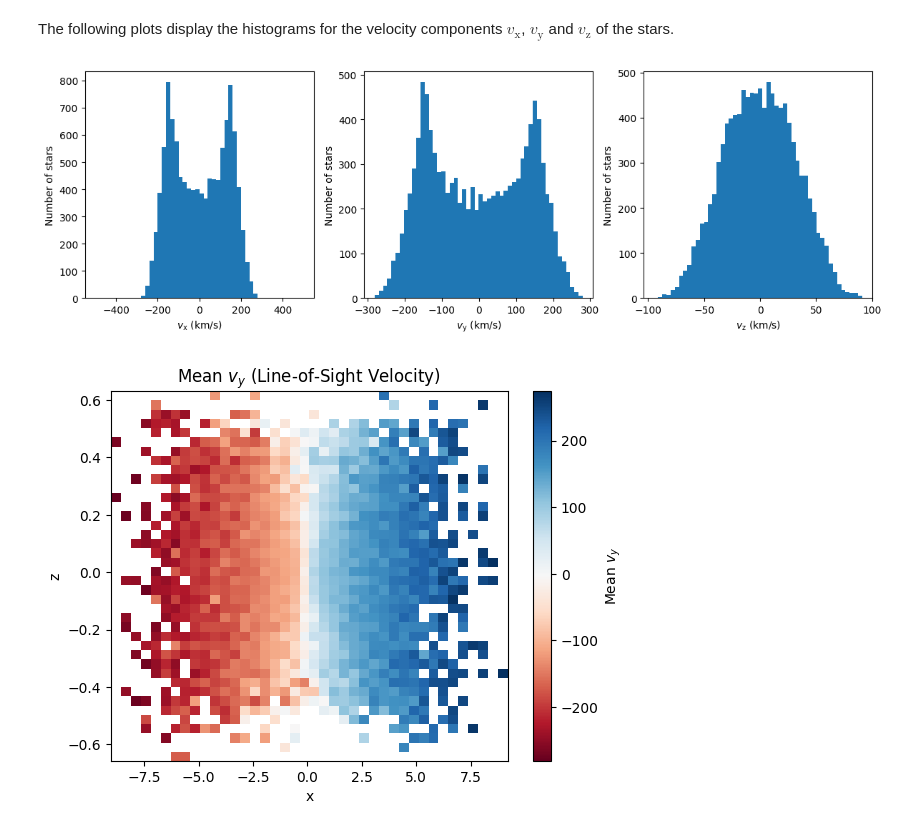
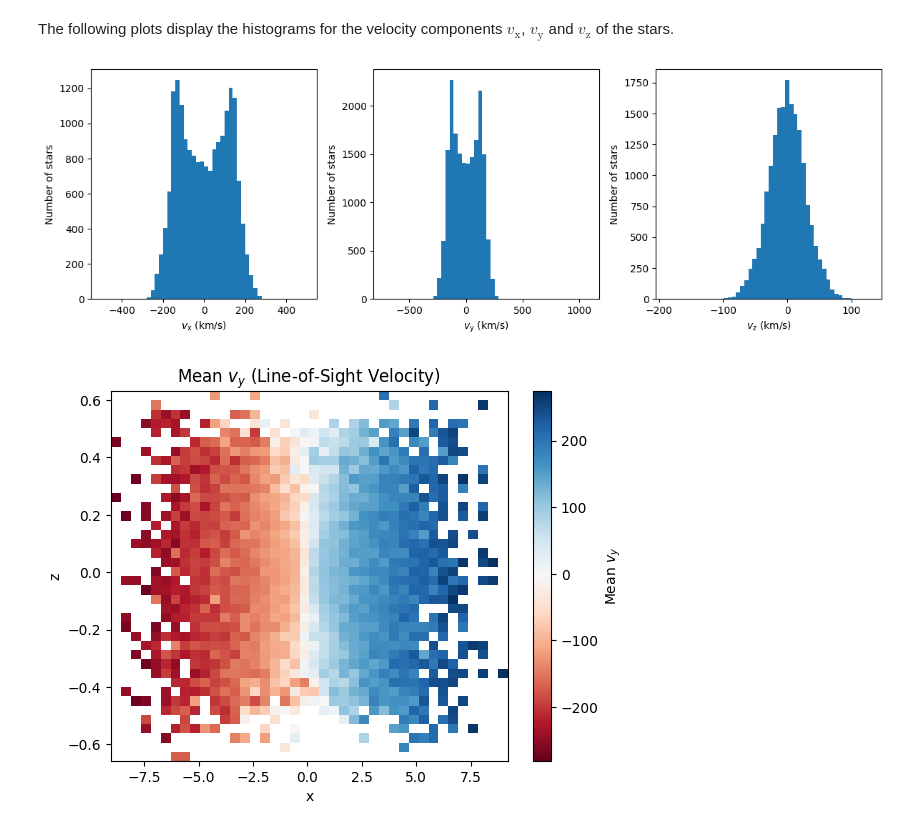
Before and after one commit to anschaible/phoenix, a Jupyter notebook: notebooks/galactic_dynamics.ipynb, the cells around one changed output. Drawn from its saved outputs; the diff is of its cells as text; code cells hidden in the pictures.

```diff
--- a/notebooks/galactic_dynamics.ipynb
+++ b/notebooks/galactic_dynamics.ipynb
@@ -129,33 +129,33 @@ and $v_\text{z}$ of the stars.
 # %%
 v_x = phase_space_coords[:, 3]
 v_y = phase_space_coords[:, 4]
 v_z = phase_space_coords[:, 5]
 
-mask = R > 1.0
+mask = R > 0.3
 v_x_masked = v_x[mask]
 v_y_masked = v_y[mask]
 v_z_masked = v_z[mask]
 
 plt.figure(figsize=(12,4))
 plt.subplot(1,3,1)
 plt.hist(v_x_masked, bins=50, range=(-500, 500))
 plt.xlabel(r"$v_\text{x}$ (km/s)")
 plt.ylabel("Number of stars")
 
 
 plt.subplot(1,3,2)
 plt.hist(v_y_masked, bins=50)
 plt.xlabel(r"$v_\text{y}$ (km/s)")
 plt.ylabel("Number of stars")
 
 plt.subplot(1,3,3)
 plt.hist(v_z_masked, bins=50)
 plt.xlabel(r"$v_\text{z}$ (km/s)")
 plt.ylabel("Number of stars")
 plt.tight_layout()
 plt.show()
 # %% [output]
-[figure, old version]
+[figure, new version]
 # %%
 import numpy as np
 import matplotlib.pyplot as plt
```
Also changed, not shown: 2 other files.
